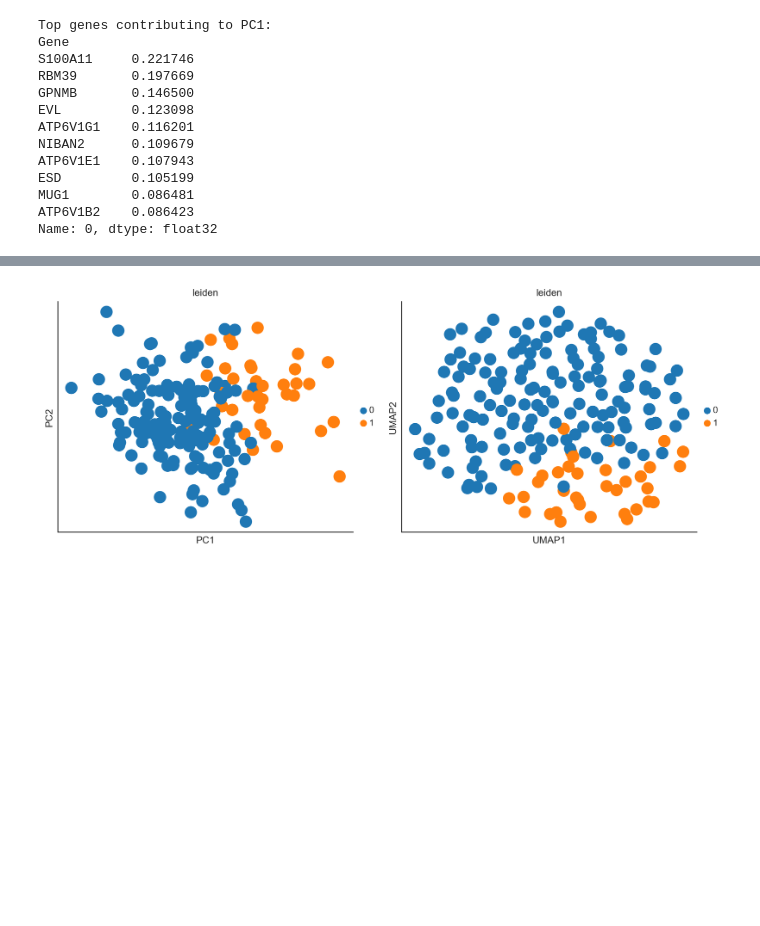
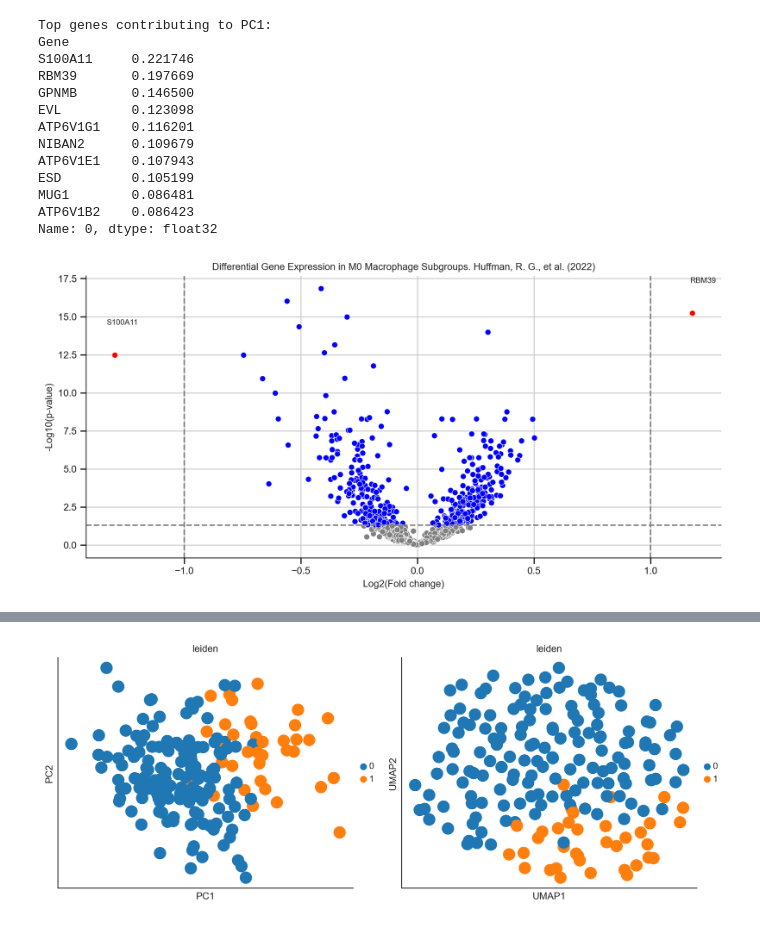
Before and after one commit to powwowath/pyMSpro, a Jupyter notebook: 00_workflow_META-ANALYSIS.ipynb, the cells around one changed output, grey strips where cells are left out. Drawn from its saved outputs; the diff is of its cells as text; code cells hidden in the pictures; blank space fills up the shorter version.

```diff
--- a/00_workflow_META-ANALYSIS.ipynb
+++ b/00_workflow_META-ANALYSIS.ipynb
@@ -1377,3 +1756,27 @@ ESD         0.105199
 MUG1        0.086481
 ATP6V1B2    0.086423
 Name: 0, dtype: float32
+# %%
+# Perform t-test
+p_values = []
+log2fcs = []
+
+for i in range(df_huffman_adata_M0.X.shape[1]):
+    # perform the t-test
+    p_value = ttest_ind(df_huffman_adata_M0.X[df_huffman_adata_M0.obs['leiden'] == '0'][:, i], df_huffman_adata_M0.X[df_huffman_adata_M0.obs['leiden'] == '1'][:, i])[1]
+    p_values.append(p_value)
+    # Fold Change (values were log2 transformed already)
+    log2fc = df_huffman_adata_M0.X[df_huffman_adata_M0.obs['leiden'] == '0'][:, i].mean() - df_huffman_adata_M0.X[df_huffman_adata_M0.obs['leiden'] == '1'][:, i].mean()
+    log2fcs.append(log2fc)
+
+# Calculate the adjusted p-values after all p-values have been computed
+adj_p_values = multipletests(p_values, method='fdr_bh')[1]
+
+# Store results in AnnData
+df_huffman_adata_M0.var['p_value'] = p_values
+df_huffman_adata_M0.var['adj_p_value'] = adj_p_values
+df_huffman_adata_M0.var['log2fc'] = log2fcs
+# %%
+volcano_plot(df_huffman_adata_M0, "Differential Gene Expression in M0 Macrophage Subgroups. Huffman, R. G., et al. (2022)")
+# %% [output]
+[figure, added]
```
Also changed, not shown: parts of 83 cells of this notebook.
